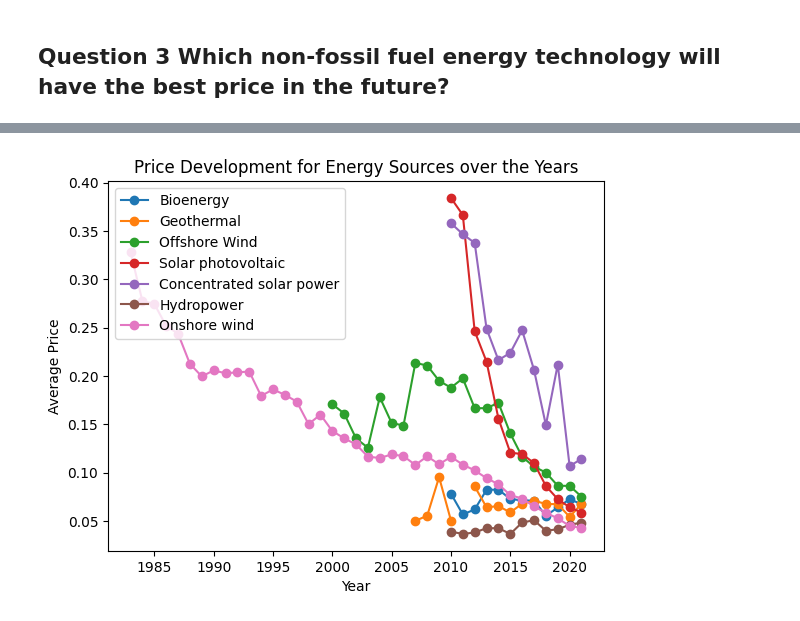
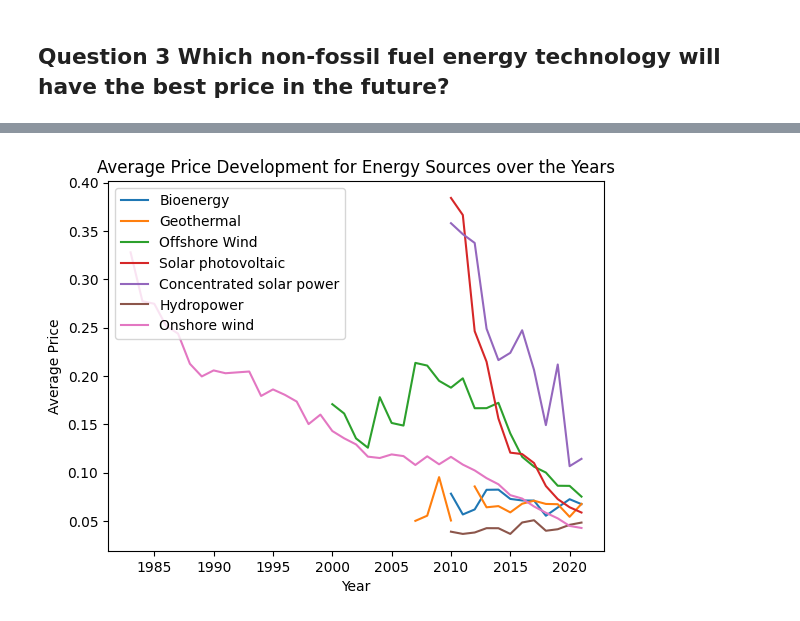
Before and after one commit to LinaHu1990/Assignments, a Jupyter notebook: CO2_Emissions.ipynb, the cells around one changed output, grey strips where cells are left out. Drawn from its saved outputs; the diff is of its cells as text; code cells hidden in the pictures.

```diff
--- a/CO2_Emissions.ipynb
+++ b/CO2_Emissions.ipynb
@@ -152,5 +123,4 @@ print(df_energy)
 # %%
-# calculate average per year
-energy_average = df_energy.groupby('Year').mean()
-
-print (energy_average)
+# Data now includes row per country and year
+# Calculate average per year
+df_energy_average = df_energy.groupby('Year').mean()
@@ -175,21 +127,25 @@ Year
 # %%
-# Plot the line chart for each energy source
-x_values = energy_average.index
-plt.plot(x_values, energy_average['Bioenergy'], label='Bioenergy', marker='o')
-plt.plot(x_values, energy_average['Geothermal'], label='Geothermal', marker='o')
-plt.plot(x_values, energy_average['Offshore wind'], label='Offshore Wind', marker='o')
-plt.plot(x_values, energy_average['Solar photovoltaic'], label='Solar photovoltaic', marker='o')
-plt.plot(x_values, energy_average['Concentrated solar power'], label='Concentrated solar power', marker='o')
-plt.plot(x_values, energy_average['Hydropower'], label='Hydropower', marker='o')
-plt.plot(x_values, energy_average['Onshore wind'], label='Onshore wind', marker='o')
+# Plot line chart to show historical price development for each energy source
+
+x_values = df_energy_average.index
+
+plt.plot(x_values, df_energy_average['Bioenergy'], label='Bioenergy')
+plt.plot(x_values, df_energy_average['Geothermal'], label='Geothermal')
+plt.plot(x_values, df_energy_average['Offshore wind'], label='Offshore Wind')
+plt.plot(x_values, df_energy_average['Solar photovoltaic'], label='Solar photovoltaic')
+plt.plot(x_values, df_energy_average['Concentrated solar power'], label='Concentrated solar power')
+plt.plot(x_values, df_energy_average['Hydropower'], label='Hydropower')
+plt.plot(x_values, df_energy_average['Onshore wind'], label='Onshore wind')
 
 # Add labels, legend, and title
 plt.xlabel('Year')
 plt.ylabel('Average Price')
 plt.legend()
-plt.title('Price Development for Energy Sources over the Years')
+plt.title('Average Price Development for Energy Sources over the Years')
 
 # Show the plot
 plt.show()
+
+#Result shows that mainly Solar Photovoltaic and Concentrated Solar Power show a steep price decrease over the past 10 years
 # %% [output]
-[figure, old version]
+[figure, new version]
```
Also changed, not shown: parts of 7 cells of this notebook.
